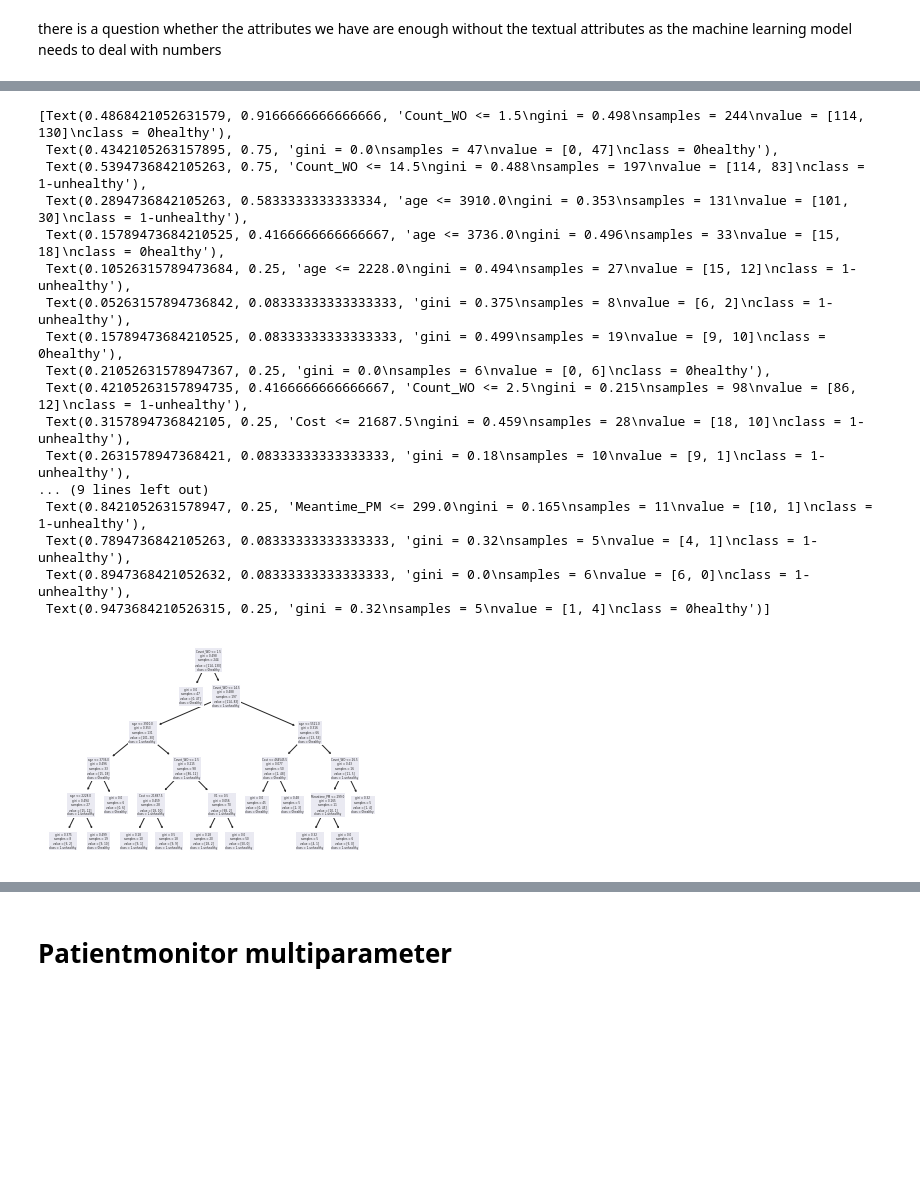
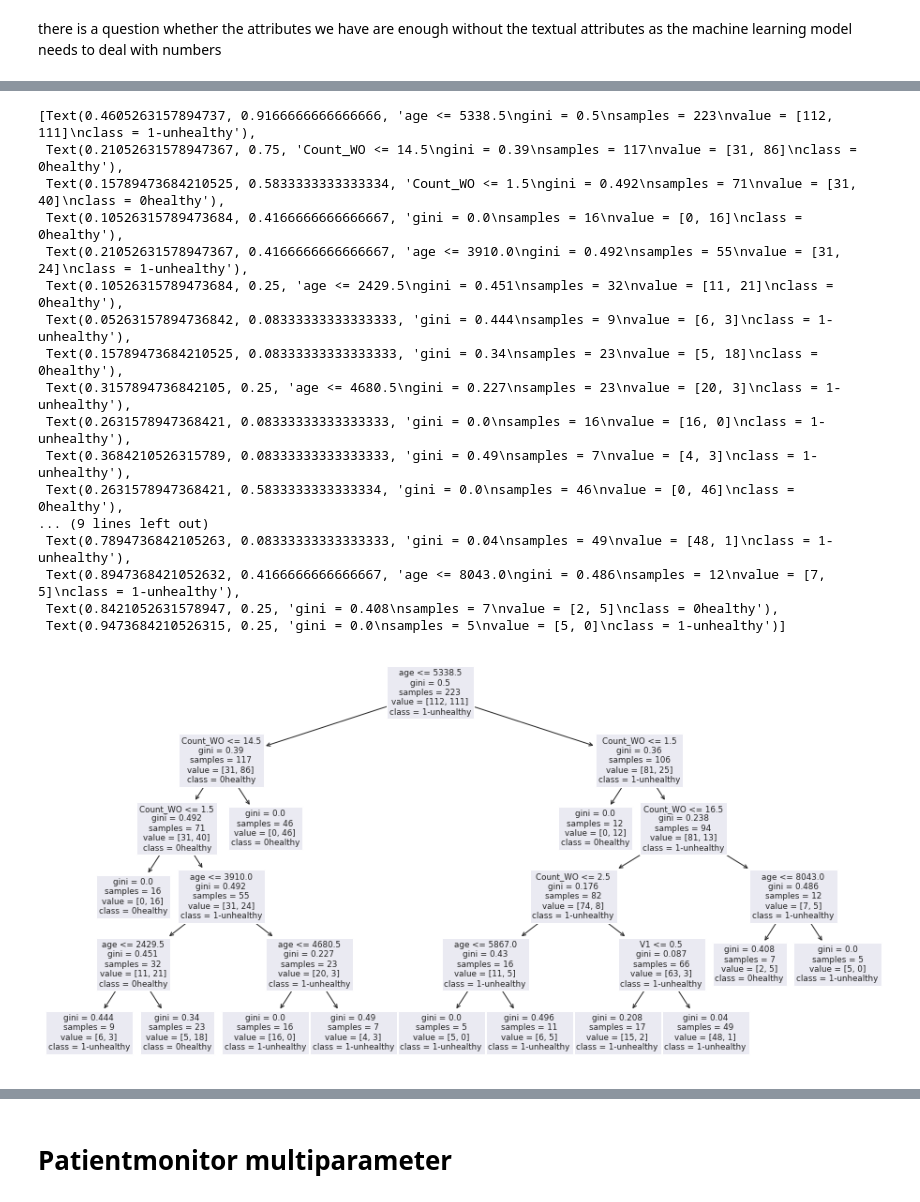
Before and after one commit to moze90/Thesis2022, a Jupyter notebook: master_Thesis_2022.ipynb, the cells around one changed output, grey strips where cells are left out. Cells and saved outputs as stored; diff of their text form; code cells hidden in the pictures; blank space fills up the shorter version.

```diff
--- a/master_Thesis_2022.ipynb
+++ b/master_Thesis_2022.ipynb
@@ -313,0 +342,2 @@ data_anes.head(3)
+# %%
+no_outlier_aneshos1=data_anes.loc[data_anes['Equip.reg_date']>='1980-01-01']
@@ -341,6 +401,6 @@ data_anes.describe()
 # %%
-data_anes["Label"]= np.where(data_anes['Meantime']<=249, 1, 0)
-data_anes.head(5)
+no_outlier_aneshos1["Label"]= np.where(no_outlier_aneshos1['Meantime']<=272, 1, 0)
+no_outlier_aneshos1.head(3)
 # %% [output]
 |  | Equip.reg_date | Scrapped_date | Cost | Brand | Model | cal.Risk | Latest_WO | Count_WO | Meantime | ... |
 | dev |  |  |  |  |  |  |  |  |  | ... |
@@ -481,5 +530,5 @@ from sklearn.metrics import classification_report
 from sklearn.metrics import ConfusionMatrixDisplay
 from sklearn import tree
 # %%
-X=data_anes.drop(["Label","Equip.reg_date","Scrapped_date","Latest_WO","Latest_PM","Brand","Model","Meantime"],axis=1)
-Y=data_anes["Label"].copy()
+X=no_outlier_aneshos1.drop(["Label","Equip.reg_date","Scrapped_date","Latest_WO","Latest_PM","Brand","Model","Meantime"],axis=1)
+Y=no_outlier_aneshos1["Label"].copy()
@@ -563,23 +613,24 @@ plt.show()
 fn=["Cost","cal.Risk","Count_WO","Count_PM","Meantime_PM","V1","V2","V3","age"]
 cn=["1-unhealthy","0healthy"]
 # %%
+plt.figure(figsize=(16,8))
 tree.plot_tree(History,feature_names =fn,class_names=cn)
 # %% [output]
-[Text(0.4868421052631579, 0.9166666666666666, 'Count_WO <= 1.5\ngini = 0.498\nsamples = 244\nvalue = [114, 130]\nclass = 0healthy'),
- Text(0.4342105263157895, 0.75, 'gini = 0.0\nsamples = 47\nvalue = [0, 47]\nclass = 0healthy'),
- Text(0.5394736842105263, 0.75, 'Count_WO <= 14.5\ngini = 0.488\nsamples = 197\nvalue = [114, 83]\nclass = 1-unhealthy'),
- Text(0.2894736842105263, 0.5833333333333334, 'age <= 3910.0\ngini = 0.353\nsamples = 131\nvalue = [101, 30]\nclass = 1-unhealthy'),
- Text(0.15789473684210525, 0.4166666666666667, 'age <= 3736.0\ngini = 0.496\nsamples = 33\nvalue = [15, 18]\nclass = 0healthy'),
- Text(0.10526315789473684, 0.25, 'age <= 2228.0\ngini = 0.494\nsamples = 27\nvalue = [15, 12]\nclass = 1-unhealthy'),
- Text(0.05263157894736842, 0.08333333333333333, 'gini = 0.375\nsamples = 8\nvalue = [6, 2]\nclass = 1-unhealthy'),
- Text(0.15789473684210525, 0.08333333333333333, 'gini = 0.499\nsamples = 19\nvalue = [9, 10]\nclass = 0healthy'),
- Text(0.21052631578947367, 0.25, 'gini = 0.0\nsamples = 6\nvalue = [0, 6]\nclass = 0healthy'),
- Text(0.42105263157894735, 0.4166666666666667, 'Count_WO <= 2.5\ngini = 0.215\nsamples = 98\nvalue = [86, 12]\nclass = 1-unhealthy'),
- Text(0.3157894736842105, 0.25, 'Cost <= 21687.5\ngini = 0.459\nsamples = 28\nvalue = [18, 10]\nclass = 1-unhealthy'),
- Text(0.2631578947368421, 0.08333333333333333, 'gini = 0.18\nsamples = 10\nvalue = [9, 1]\nclass = 1-unhealthy'),
+[Text(0.4605263157894737, 0.9166666666666666, 'age <= 5338.5\ngini = 0.5\nsamples = 223\nvalue = [112, 111]\nclass = 1-unhealthy'),
+ Text(0.21052631578947367, 0.75, 'Count_WO <= 14.5\ngini = 0.39\nsamples = 117\nvalue = [31, 86]\nclass = 0healthy'),
+ Text(0.15789473684210525, 0.5833333333333334, 'Count_WO <= 1.5\ngini = 0.492\nsamples = 71\nvalue = [31, 40]\nclass = 0healthy'),
+ Text(0.10526315789473684, 0.4166666666666667, 'gini = 0.0\nsamples = 16\nvalue = [0, 16]\nclass = 0healthy'),
+ Text(0.21052631578947367, 0.4166666666666667, 'age <= 3910.0\ngini = 0.492\nsamples = 55\nvalue = [31, 24]\nclass = 1-unhealthy'),
+ Text(0.10526315789473684, 0.25, 'age <= 2429.5\ngini = 0.451\nsamples = 32\nvalue = [11, 21]\nclass = 0healthy'),
+ Text(0.05263157894736842, 0.08333333333333333, 'gini = 0.444\nsamples = 9\nvalue = [6, 3]\nclass = 1-unhealthy'),
+ Text(0.15789473684210525, 0.08333333333333333, 'gini = 0.34\nsamples = 23\nvalue = [5, 18]\nclass = 0healthy'),
+ Text(0.3157894736842105, 0.25, 'age <= 4680.5\ngini = 0.227\nsamples = 23\nvalue = [20, 3]\nclass = 1-unhealthy'),
+ Text(0.2631578947368421, 0.08333333333333333, 'gini = 0.0\nsamples = 16\nvalue = [16, 0]\nclass = 1-unhealthy'),
+ Text(0.3684210526315789, 0.08333333333333333, 'gini = 0.49\nsamples = 7\nvalue = [4, 3]\nclass = 1-unhealthy'),
+ Text(0.2631578947368421, 0.5833333333333334, 'gini = 0.0\nsamples = 46\nvalue = [0, 46]\nclass = 0healthy'),
 ... (9 lines left out)
- Text(0.8421052631578947, 0.25, 'Meantime_PM <= 299.0\ngini = 0.165\nsamples = 11\nvalue = [10, 1]\nclass = 1-unhealthy'),
- Text(0.7894736842105263, 0.08333333333333333, 'gini = 0.32\nsamples = 5\nvalue = [4, 1]\nclass = 1-unhealthy'),
- Text(0.8947368421052632, 0.08333333333333333, 'gini = 0.0\nsamples = 6\nvalue = [6, 0]\nclass = 1-unhealthy'),
- Text(0.9473684210526315, 0.25, 'gini = 0.32\nsamples = 5\nvalue = [1, 4]\nclass = 0healthy')]
+ Text(0.7894736842105263, 0.08333333333333333, 'gini = 0.04\nsamples = 49\nvalue = [48, 1]\nclass = 1-unhealthy'),
+ Text(0.8947368421052632, 0.4166666666666667, 'age <= 8043.0\ngini = 0.486\nsamples = 12\nvalue = [7, 5]\nclass = 1-unhealthy'),
+ Text(0.8421052631578947, 0.25, 'gini = 0.408\nsamples = 7\nvalue = [2, 5]\nclass = 0healthy'),
+ Text(0.9473684210526315, 0.25, 'gini = 0.0\nsamples = 5\nvalue = [5, 0]\nclass = 1-unhealthy')]
-[figure, old version]
+[figure, new version]
```
Also changed, not shown: parts of 92 cells of this notebook.
